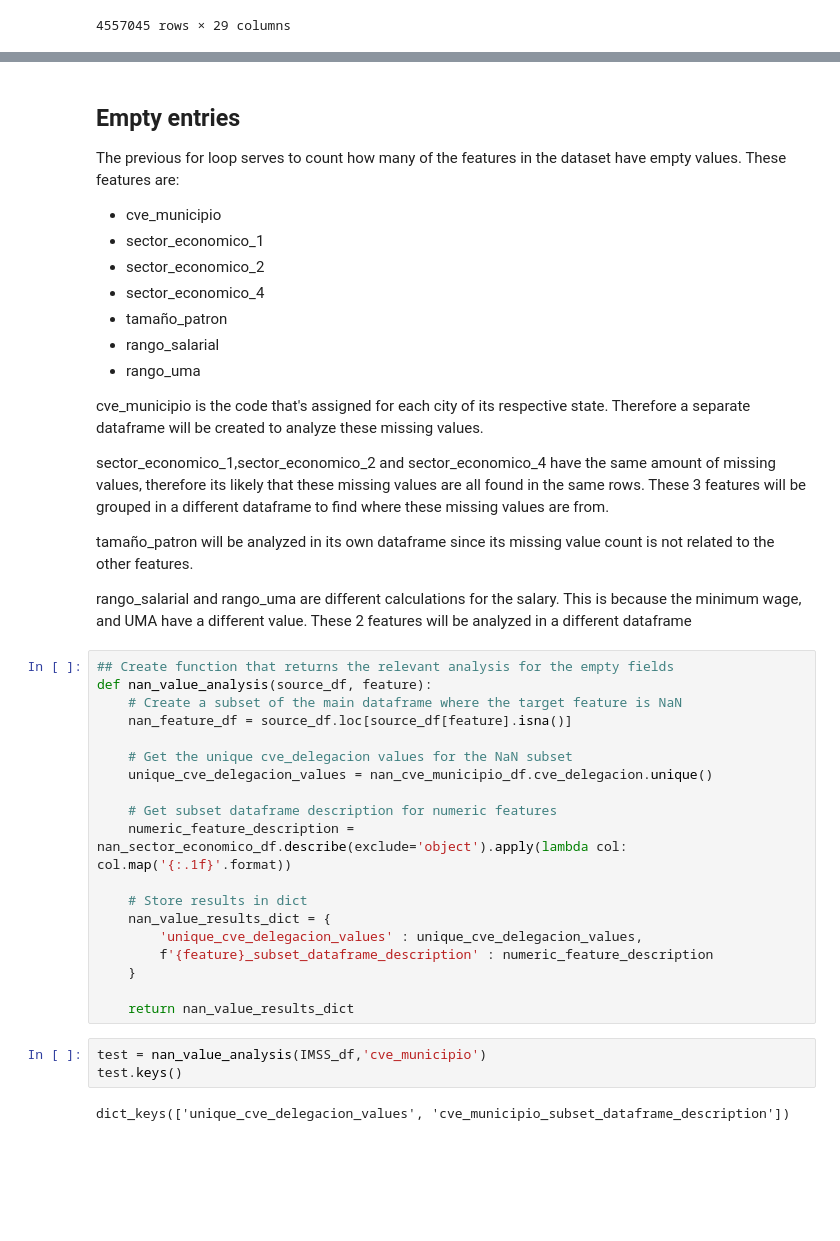
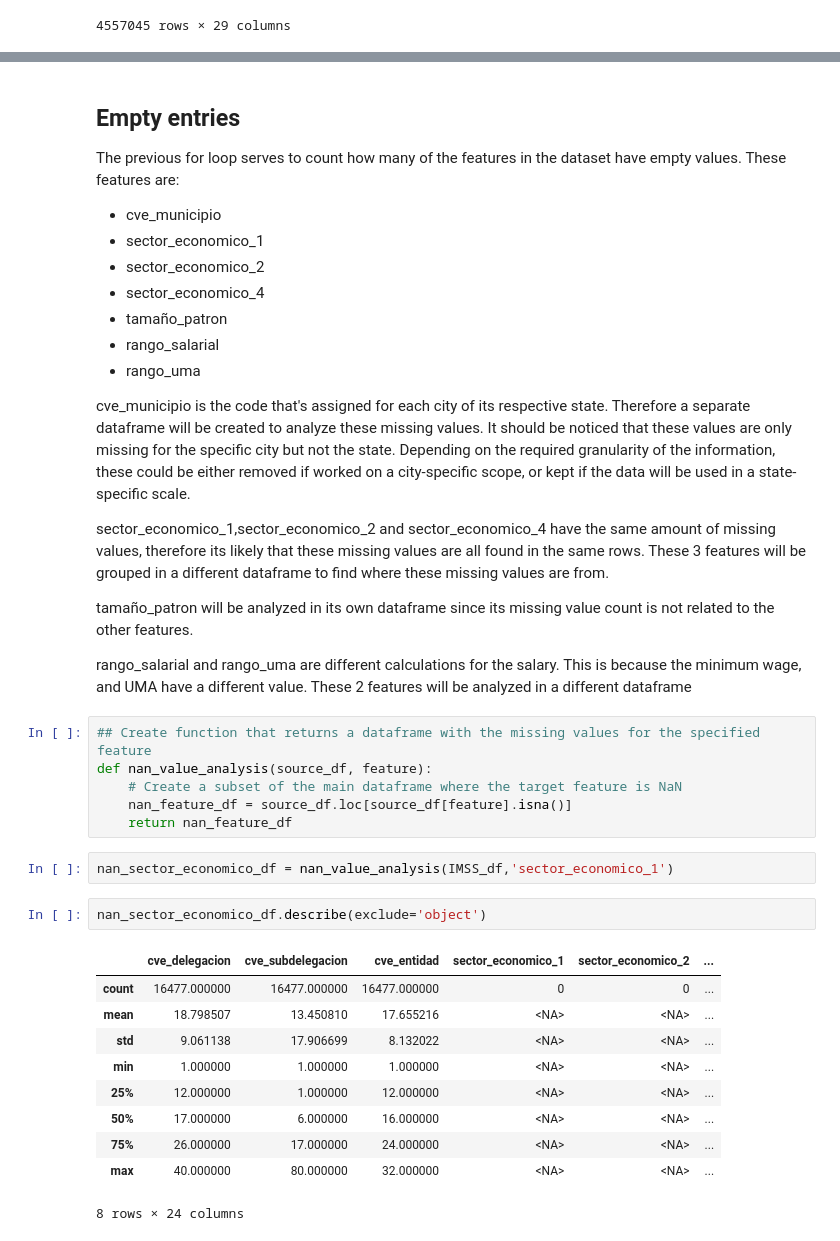
Before and after one commit to Daniel-Sanudo/IMSS-Salary-Analysis, a Jupyter notebook: EDA/EDA.ipynb, the cells around one changed output, grey strips where cells are left out. Drawn from its saved outputs; the diff is of its cells as text; blank space fills up the shorter version.

Commit message:
More analysis on missing values

```diff
--- a/EDA/EDA.ipynb
+++ b/EDA/EDA.ipynb
@@ -72,7 +85,7 @@ The previous for loop serves to count how many of the features in the dataset ha
 * rango_salarial
 * rango_uma
 
-cve_municipio is the code that's assigned for each city of its respective state. Therefore a separate dataframe will be created to analyze these missing values.
+cve_municipio is the code that's assigned for each city of its respective state. Therefore a separate dataframe will be created to analyze these missing values. It should be noticed that these values are only missing for the specific city but not the state. Depending on the required granularity of the information, these could be either removed if worked on a city-specific scope, or kept if the data will be used in a state-specific scale.
 
 sector_economico_1,sector_economico_2 and sector_economico_4 have the same amount of missing values, therefore its likely that these missing values are all found in the same rows. These 3 features will be grouped in a different dataframe to find where these missing values are from.
 
@@ -80,26 +93,23 @@ tamaño_patron will be analyzed in its own dataframe since its missing value cou
 
 rango_salarial and rango_uma are different calculations for the salary. This is because the minimum wage, and UMA have a different value. These 2 features will be analyzed in a different dataframe
 # %%
-## Create function that returns the relevant analysis for the empty fields
+## Create function that returns a dataframe with the missing values for the specified feature
 def nan_value_analysis(source_df, feature):
     # Create a subset of the main dataframe where the target feature is NaN
     nan_feature_df = source_df.loc[source_df[feature].isna()]
-
-    # Get the unique cve_delegacion values for the NaN subset
-    unique_cve_delegacion_values = nan_cve_municipio_df.cve_delegacion.unique()
-
-    # Get subset dataframe description for numeric features
-    numeric_feature_description = nan_sector_economico_df.describe(exclude='object').apply(lambda col: col.map('{:.1f}'.format))
-
-    # Store results in dict
-    nan_value_results_dict = {
-        'unique_cve_delegacion_values' : unique_cve_delegacion_values,
-        f'{feature}_subset_dataframe_description' : numeric_feature_description
-    }
-
-    return nan_value_results_dict
+    return nan_feature_df
 # %%
-test = nan_value_analysis(IMSS_df,'cve_municipio')
-test.keys()
+nan_sector_economico_df = nan_value_analysis(IMSS_df,'sector_economico_1')
-# %% [output]
-dict_keys(['unique_cve_delegacion_values', 'cve_municipio_subset_dataframe_description'])
+# %%
+nan_sector_economico_df.describe(exclude='object')
+# %% [output]
+|  | cve_delegacion | cve_subdelegacion | cve_entidad | sector_economico_1 | sector_economico_2 | ... |
+| count | 16477.000000 | 16477.000000 | 16477.000000 | 0 | 0 | ... |
+| mean | 18.798507 | 13.450810 | 17.655216 | <NA> | <NA> | ... |
+| std | 9.061138 | 17.906699 | 8.132022 | <NA> | <NA> | ... |
+| min | 1.000000 | 1.000000 | 1.000000 | <NA> | <NA> | ... |
+| 25% | 12.000000 | 1.000000 | 12.000000 | <NA> | <NA> | ... |
+| 50% | 17.000000 | 6.000000 | 16.000000 | <NA> | <NA> | ... |
+| 75% | 26.000000 | 17.000000 | 24.000000 | <NA> | <NA> | ... |
+| max | 40.000000 | 80.000000 | 32.000000 | <NA> | <NA> | ... |
+8 rows × 24 columns
```
Also changed, not shown: parts of 8 cells of this notebook.
